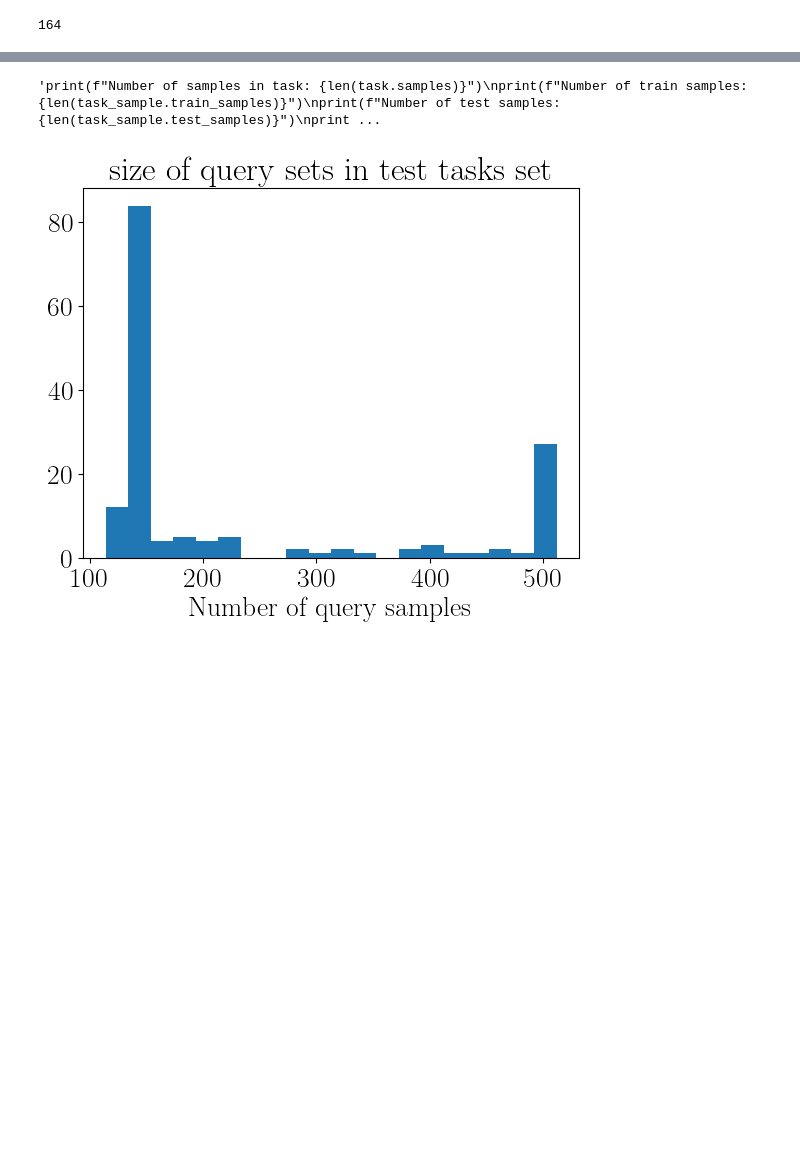
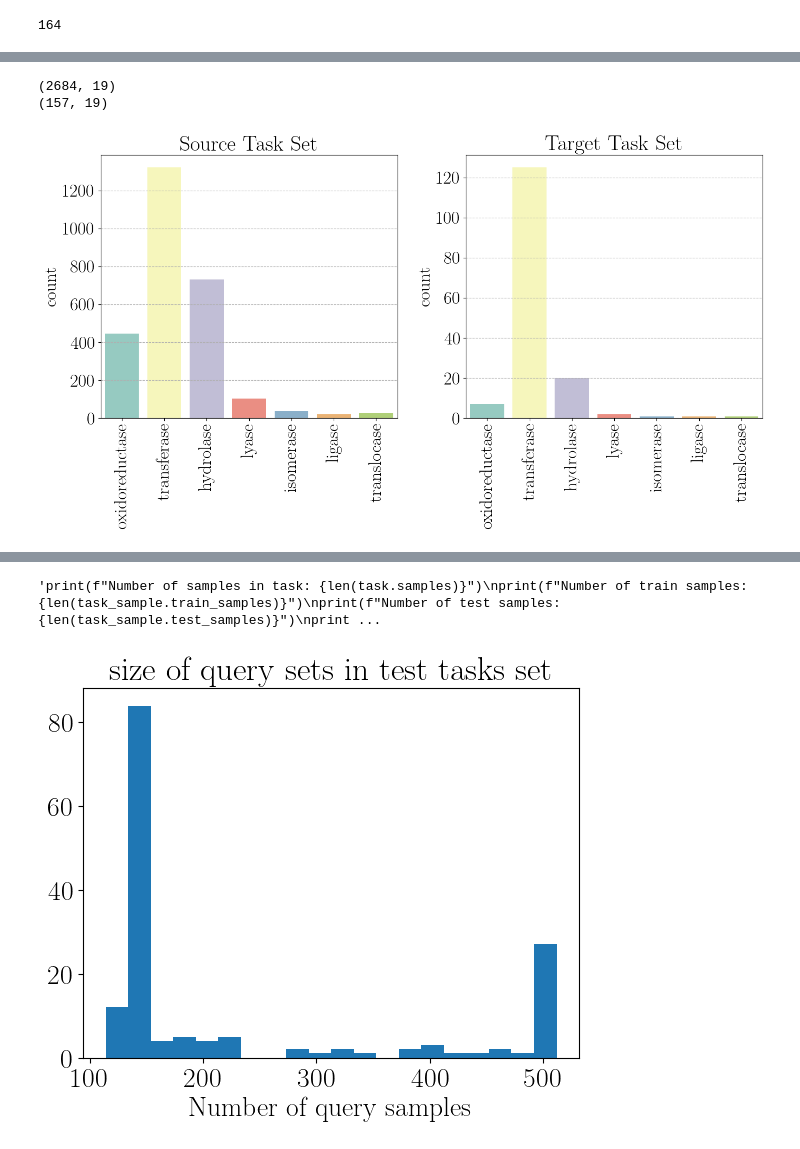
Before and after one commit to HFooladi/FS-Mol, a Jupyter notebook: notebooks/new_dataset.ipynb, the cells around one changed output, grey strips where cells are left out. Drawn from its saved outputs; the diff is of its cells as text; code cells hidden in the pictures; blank space fills up the shorter version.

```diff
--- a/notebooks/new_dataset.ipynb
+++ b/notebooks/new_dataset.ipynb
@@ -103,0 +193,42 @@ plt.show()
+# %%
+a = extract_EC_super_Class(train_proteins_df.chembl_id.values.tolist())
+b = extract_EC_super_Class(test_proteins_df.chembl_id.values.tolist())
+# %%
+EC_super_class_dict = {'1':'oxidoreductase',
+                       "2":'transferase',
+                       "3":'hydrolase',
+                       "4":'lyase',
+                       "5":'isomerase',
+                       "6":'ligase',
+                       "7":'translocase'}
+# %%
+train_proteins_df = train_proteins_df[np.isin(a, np.array(['1', '2', '3', '4', '5', '6', '7']))]
+test_proteins_df = test_proteins_df[np.isin(b, np.array(['1', '2', '3', '4', '5', '6', '7']))]
+
+print(train_proteins_df.shape)
+print(test_proteins_df.shape)
+# %% [output]
+(2684, 19)
+(157, 19)
+# %%
+train_EC = np.array([EC_super_class_dict[item] for item in extract_EC_super_Class(train_proteins_df.chembl_id.values.tolist())])
+test_EC = np.array([EC_super_class_dict[item] for item in extract_EC_super_Class(test_proteins_df.chembl_id.values.tolist())])
+# %%
+fig, ax = plt.subplots(1, 2, figsize=(14, 8))
+sns.countplot(x=train_EC, palette="Set3", ax=ax[0], order=['oxidoreductase', 'transferase', 'hydrolase', 'lyase', 'isomerase', 'ligase', 'translocase'])
+sns.countplot(x=test_EC, palette="Set3", ax=ax[1], order=['oxidoreductase', 'transferase', 'hydrolase', 'lyase', 'isomerase', 'ligase', 'translocase'])
+ax[0].set_xticklabels(['oxidoreductase', 'transferase', 'hydrolase', 'lyase', 'isomerase', 'ligase', 'translocase'], rotation=90)
+ax[0].set_title('Source Task Set')
+#ax[0].set_xlabel('Protein EC super class')
+ax[0].grid(axis='y', linestyle='--')
+
+ax[1].set_xticklabels(['oxidoreductase', 'transferase', 'hydrolase', 'lyase', 'isomerase', 'ligase', 'translocase'], rotation=90)
+ax[1].set_title('Target Task Set')
+ax[1].grid(axis='y', linestyle='--')
+
+fig.tight_layout()
+fig.savefig('assets/task_composition.pdf', transparent=True, backend='pgf', bbox_inches='tight')
+
+plt.show()
+# %% [output]
+[figure, added]
```
Also changed, not shown: parts of 125 cells of this notebook.
